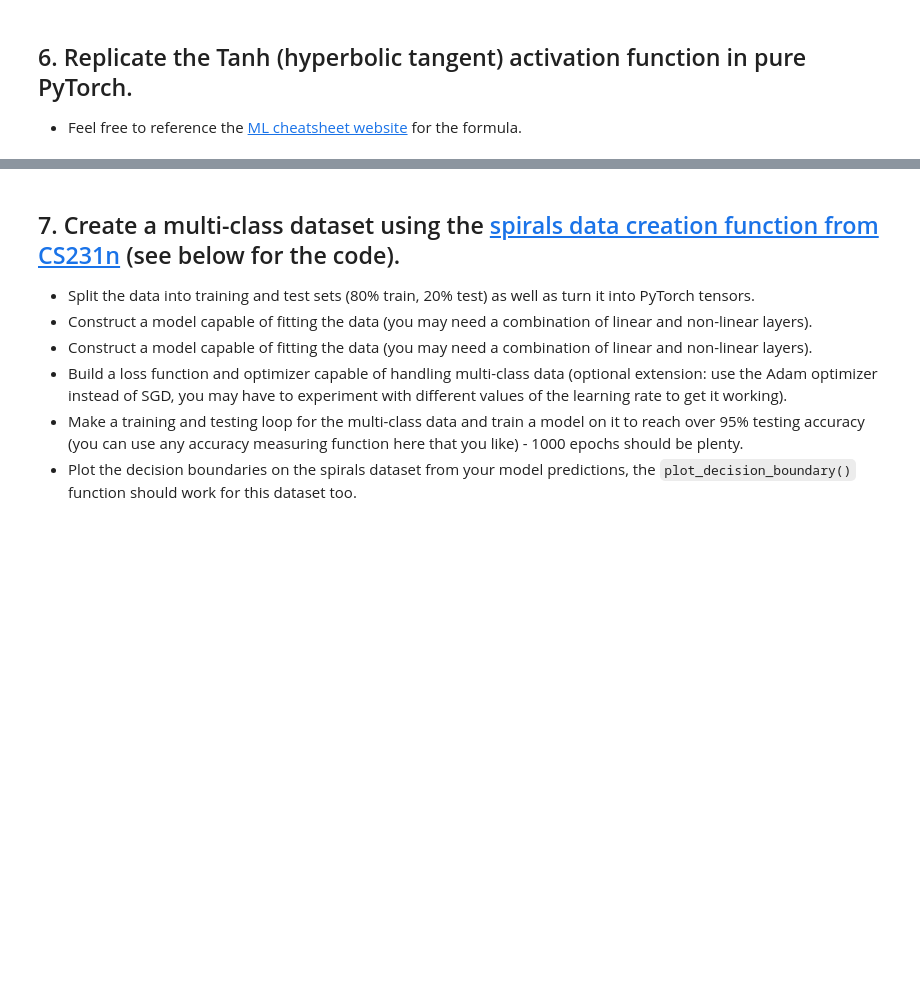
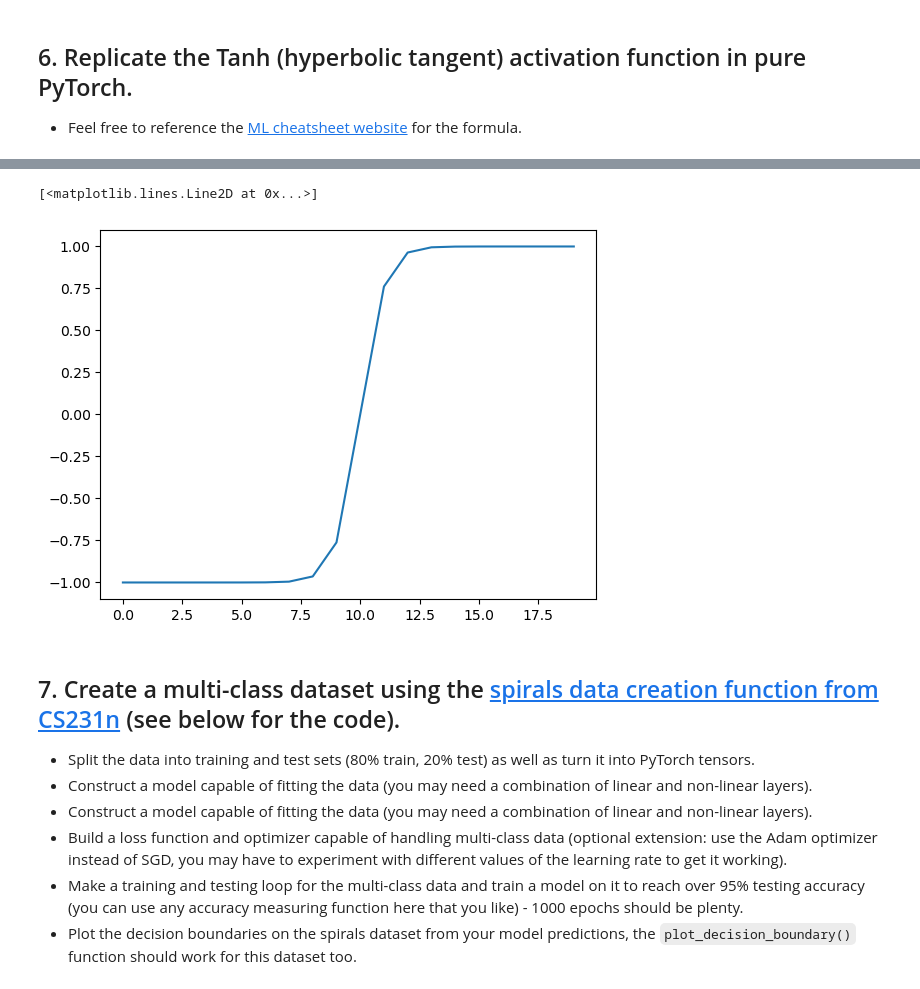
Before and after one commit to amulyaprasanth/ztm-pytorch, a Jupyter notebook: exercises/02_pytorch_classification_exercises.ipynb, the cells around one changed output, grey strips where cells are left out. Cells and saved outputs as stored; diff of their text form; code cells hidden in the pictures; blank space fills up the shorter version.

```diff
--- a/exercises/02_pytorch_classification_exercises.ipynb
+++ b/exercises/02_pytorch_classification_exercises.ipynb
@@ -203,3 +283,12 @@ def plot_decision_boundary(model, X, y):
+# %%
+# Replicate torch.tanh() and plot it
+def tanh(x):
+  return (torch.exp(x) - torch.exp(-x)) / (torch.exp(x) + torch.exp(-x))
+
+plt.plot(torch.tanh(line_tensor))
+# %% [output]
+[<matplotlib.lines.Line2D at 0x...>]
+[figure, added]
 # %% [markdown]
 ## 7. Create a multi-class dataset using the [spirals data creation function from CS231n](https://cs231n.github.io/neural-networks-case-study/) (see below for the code).
   * Split the data into training and test sets (80% train, 20% test) as well as turn it into PyTorch tensors.
```
Also changed, not shown: parts of 24 cells of this notebook, 2 other files.
